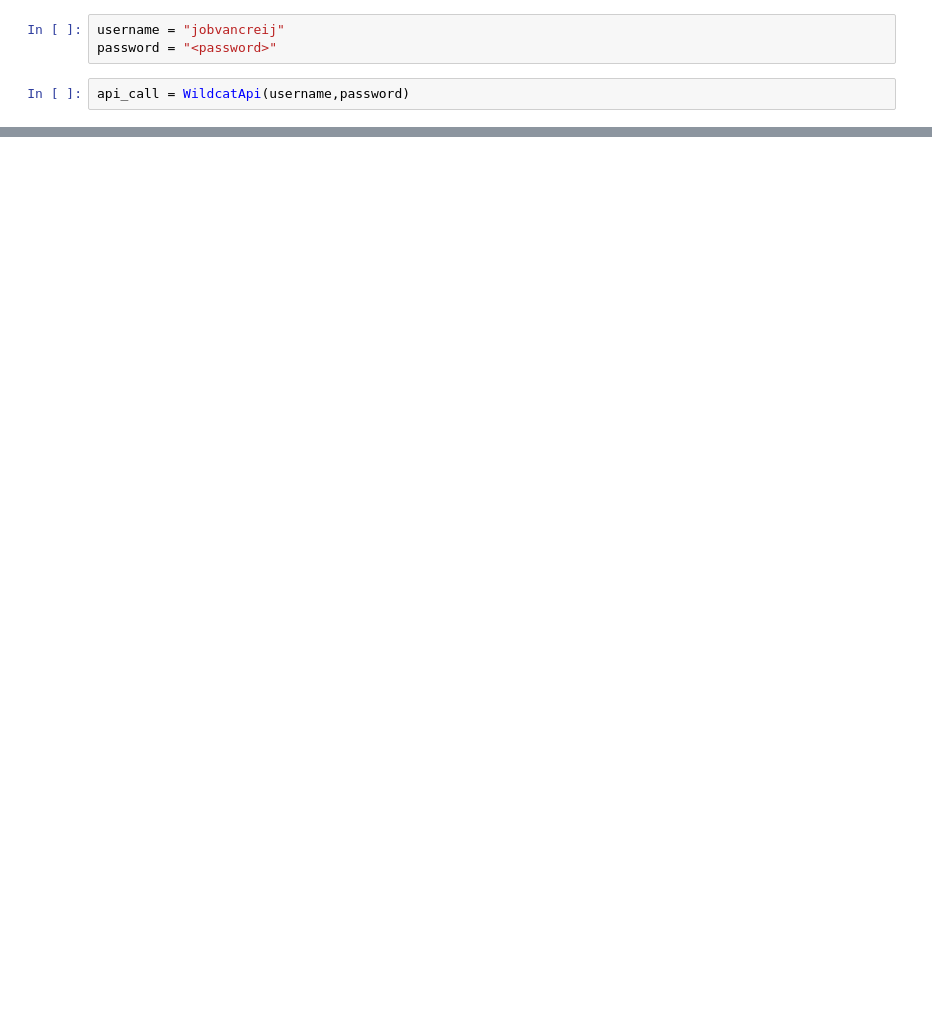
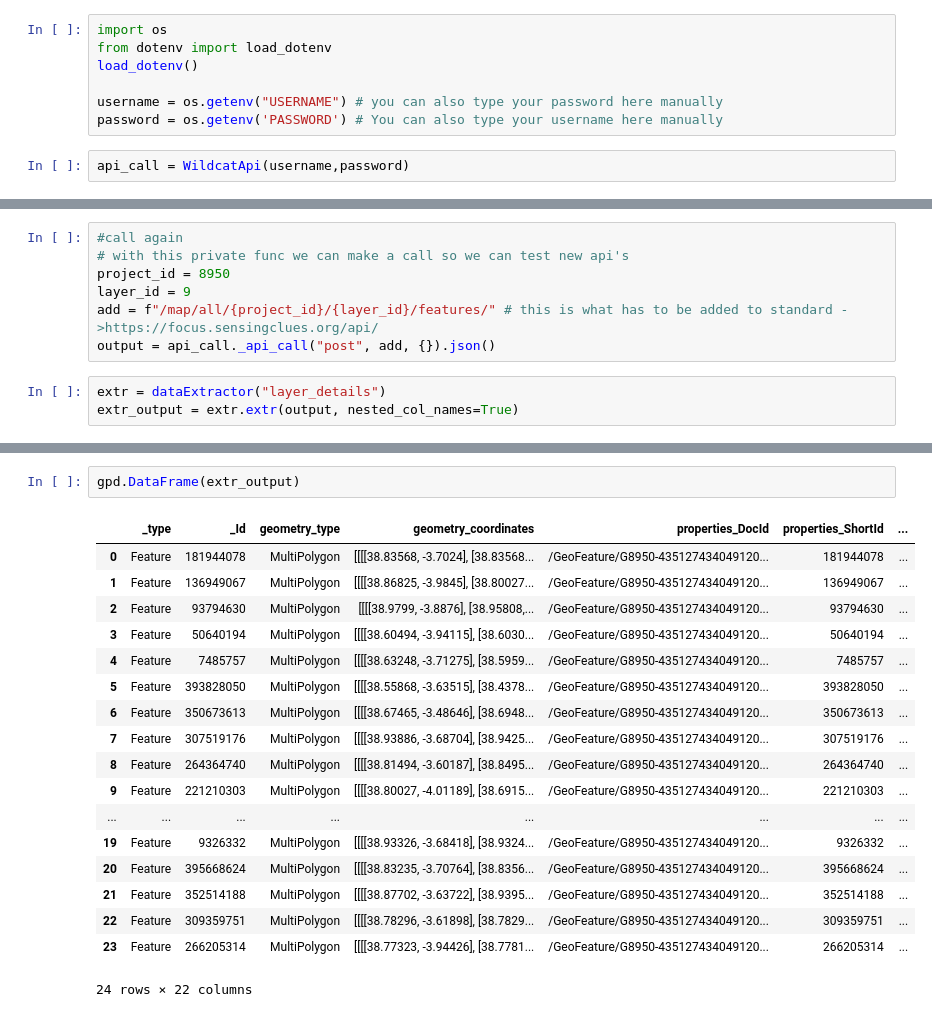
Before and after one commit to SensingClues/wildcat-api-python, a Jupyter notebook: docs/notebooks/api_maker.ipynb, the cells around one changed output, grey strips where cells are left out. Drawn from its saved outputs; the diff is of its cells as text; blank space fills up the shorter version.

```diff
--- a/docs/notebooks/api_maker.ipynb
+++ b/docs/notebooks/api_maker.ipynb
@@ -5,6 +12,10 @@ from wildcatpy.api_calls import *
 # %%
-username = "jobvancreij"
-password = "<password>"
+import os
+from dotenv import load_dotenv
+load_dotenv()
+
+username = os.getenv("USERNAME") # you can also type your password here manually
+password = os.getenv('PASSWORD') # You can also type your username here manually
 # %%
 api_call = WildcatApi(username,password)
 # %%
@@ -18,0 +133,10 @@ print(output.json()["models"]["track"])
+# %%
+#call again
+# with this private func we can make a call so we can test new api's
+project_id = 8950
+layer_id = 9
+add = f"/map/all/{project_id}/{layer_id}/features/" # this is what has to be added to standard ->https://focus.sensingclues.org/api/
+output = api_call._api_call("post", add, {}).json()
+# %%
+extr = dataExtractor("layer_details")
+extr_output = extr.extr(output, nested_col_names=True)
@@ -18,0 +163,21 @@ print(output.json()["models"]["track"])
+# %%
+gpd.DataFrame(extr_output)
+# %% [output]
+|  | _type | _Id | geometry_type | geometry_coordinates | properties_DocId | properties_ShortId | ... |
+| 0 | Feature | 181944078 | MultiPolygon | [[[[38.83568, -3.7024], [38.83568... | /GeoFeature/G8950-435127434049120... | 181944078 | ... |
+| 1 | Feature | 136949067 | MultiPolygon | [[[[38.86825, -3.9845], [38.80027... | /GeoFeature/G8950-435127434049120... | 136949067 | ... |
+| 2 | Feature | 93794630 | MultiPolygon | [[[[38.9799, -3.8876], [38.95808,... | /GeoFeature/G8950-435127434049120... | 93794630 | ... |
+| 3 | Feature | 50640194 | MultiPolygon | [[[[38.60494, -3.94115], [38.6030... | /GeoFeature/G8950-435127434049120... | 50640194 | ... |
+| 4 | Feature | 7485757 | MultiPolygon | [[[[38.63248, -3.71275], [38.5959... | /GeoFeature/G8950-435127434049120... | 7485757 | ... |
+| 5 | Feature | 393828050 | MultiPolygon | [[[[38.55868, -3.63515], [38.4378... | /GeoFeature/G8950-435127434049120... | 393828050 | ... |
+| 6 | Feature | 350673613 | MultiPolygon | [[[[38.67465, -3.48646], [38.6948... | /GeoFeature/G8950-435127434049120... | 350673613 | ... |
+| 7 | Feature | 307519176 | MultiPolygon | [[[[38.93886, -3.68704], [38.9425... | /GeoFeature/G8950-435127434049120... | 307519176 | ... |
+| 8 | Feature | 264364740 | MultiPolygon | [[[[38.81494, -3.60187], [38.8495... | /GeoFeature/G8950-435127434049120... | 264364740 | ... |
+| 9 | Feature | 221210303 | MultiPolygon | [[[[38.80027, -4.01189], [38.6915... | /GeoFeature/G8950-435127434049120... | 221210303 | ... |
+| ... | ... | ... | ... | ... | ... | ... | ... |
+| 19 | Feature | 9326332 | MultiPolygon | [[[[38.93326, -3.68418], [38.9324... | /GeoFeature/G8950-435127434049120... | 9326332 | ... |
+| 20 | Feature | 395668624 | MultiPolygon | [[[[38.83235, -3.70764], [38.8356... | /GeoFeature/G8950-435127434049120... | 395668624 | ... |
+| 21 | Feature | 352514188 | MultiPolygon | [[[[38.87702, -3.63722], [38.9395... | /GeoFeature/G8950-435127434049120... | 352514188 | ... |
+| 22 | Feature | 309359751 | MultiPolygon | [[[[38.78296, -3.61898], [38.7829... | /GeoFeature/G8950-435127434049120... | 309359751 | ... |
+| 23 | Feature | 266205314 | MultiPolygon | [[[[38.77323, -3.94426], [38.7781... | /GeoFeature/G8950-435127434049120... | 266205314 | ... |
+24 rows × 22 columns
```
Also changed, not shown: parts of 15 cells of this notebook, 1 other file.
